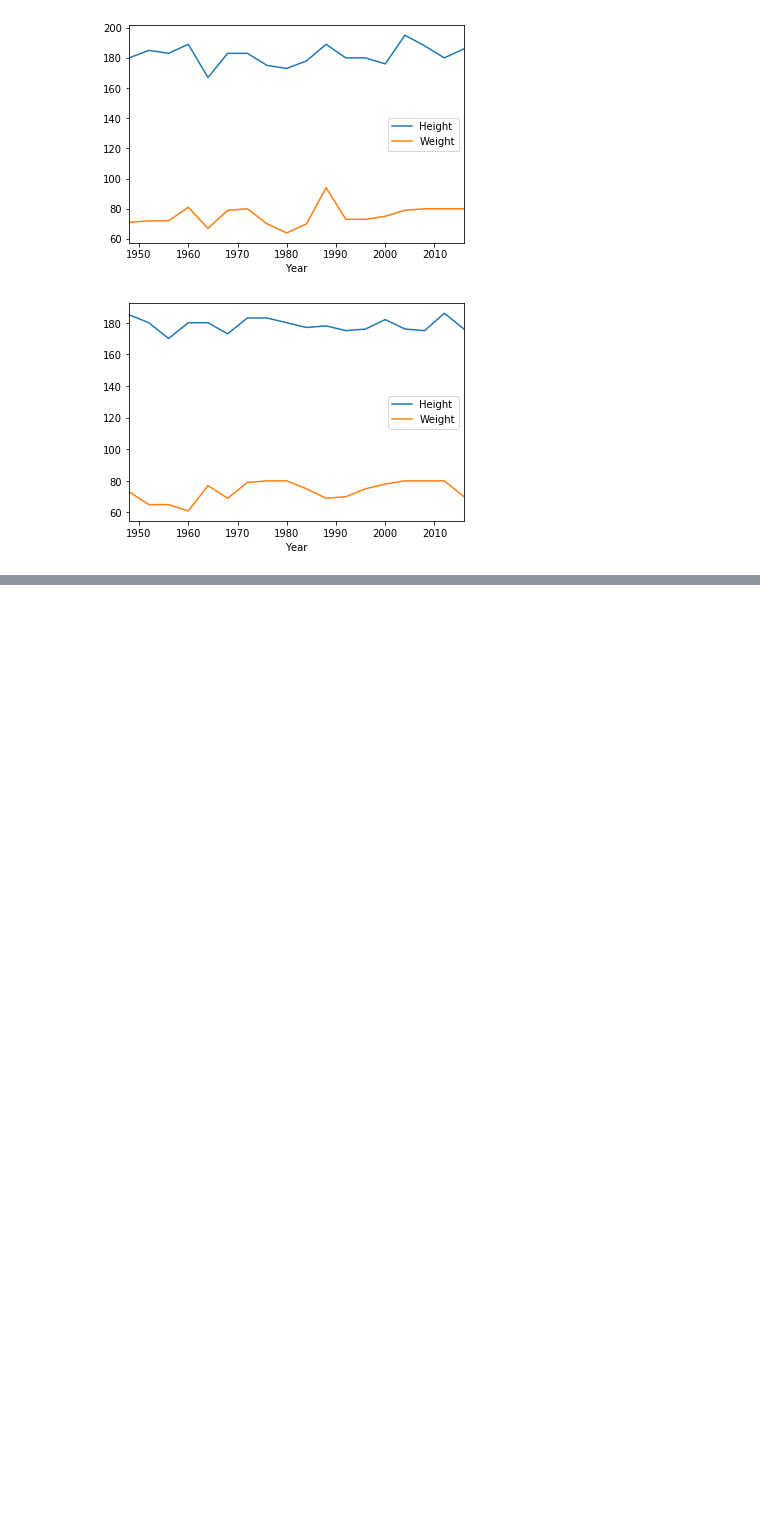
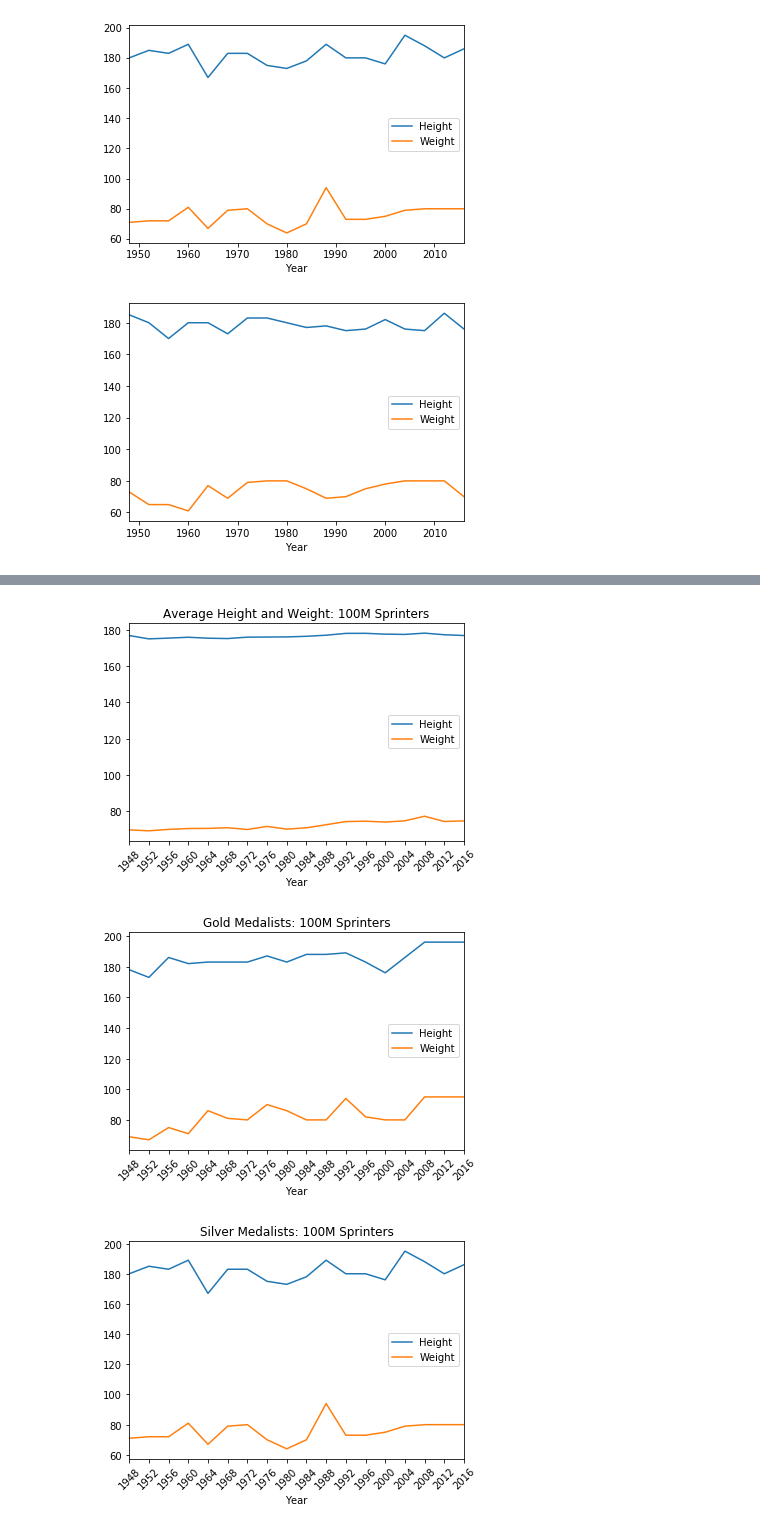
Before and after one commit to tysorensen/project1-group1, a Jupyter notebook: olympic_data.ipynb, the cells around one changed output, grey strips where cells are left out. Saved outputs shown, nothing was run; the diff lists cells and outputs as text; code cells hidden in the pictures; blank space fills up the shorter version.

Commit message:
Final average ht and wt comparisson to medal winners

```diff
--- a/olympic_data.ipynb
+++ b/olympic_data.ipynb
@@ -304,8 +304,8 @@ summer_sprinters_gold_df = pd.DataFrame(summer_sprinters_gold)
 
 summer_sprinter_gold_sort = summer_sprinters_gold_df.sort_values(by=['Year'])
 
-final_sprint_gold_df = summer_sprinter_gold_sort.drop(columns=['Name', 'ID', 'Sex', 'NOC', 'Games', 'Season', 'City', 'Sport', 'Event'])
-final_sprint_gold_df
+final_sprint_gold_df = summer_sprinter_gold_sort.drop(columns=['Age', 'Team', 'Medal', 'Name', 'ID', 'Sex', 'NOC', 'Games', 'Season', 'City', 'Sport', 'Event'])
+final_sprint_gold_df = final_sprint_gold_df.set_index('Year')
 
 # SILVER SPRNTERS
 
@@ -317,8 +317,8 @@ summer_sprinters_silver_df = pd.DataFrame(summer_sprinters_silver)
 
 summer_sprinter_silver_sort = summer_sprinters_silver_df.sort_values(by=['Year'])
 
-final_sprint_silver_df = summer_sprinter_silver_sort.drop(columns=['Name', 'ID', 'Sex', 'NOC', 'Games', 'Season', 'City', 'Sport', 'Event'])
-final_sprint_silver_df
+final_sprint_silver_df = summer_sprinter_silver_sort.drop(columns=['Age', 'Team', 'Medal', 'Name', 'ID', 'Sex', 'NOC', 'Games', 'Season', 'City', 'Sport', 'Event'])
+final_sprint_silver_df = final_sprint_silver_df.set_index('Year')
 
 # BRONZE SPRINTERS
 
@@ -330,9 +330,5 @@ summer_sprinters_bronze_df = pd.DataFrame(summer_sprinters_bronze)
 
 summer_sprinter_bronze_sort = summer_sprinters_bronze_df.sort_values(by=['Year'])
 
-final_sprint_bronze_df = summer_sprinter_bronze_sort.drop(columns=['Name', 'ID', 'Sex', 'NOC', 'Games', 'Season', 'City', 'Sport', 'Event'])
-final_sprint_bronze_df
-
-# AVERAGE HEIGHT AND WEIGHT
-
-# MEDIAN HEIGHT AND WEIGHT
+final_sprint_bronze_df = summer_sprinter_bronze_sort.drop(columns=['Age', 'Team', 'Medal', 'Name', 'ID', 'Sex', 'NOC', 'Games', 'Season', 'City', 'Sport', 'Event'])
+final_sprint_bronze_df = final_sprint_bronze_df.set_index('Year')
@@ -364,3 +342,25 @@ plt.show()
 [figure]
 [figure]
 [figure]
+# %%
+# CALCULATE AVERAGE HEIGHT AND WEIGHT FOR ALL SPRINTERS BY YEAR.
+
+# isolate 100 meter male sprinters
+summer_sprinters = summer_olympics.loc[summer_olympics['Event'] == "Athletics Men's 100 metres"]
+
+#create dataframe so we can sort
+male_sprinters = pd.DataFrame(summer_sprinters)
+
+group_year = male_sprinters.groupby(["Year"])
+group_year
+
+average_height = group_year["Height"].mean()
+average_height
+
+average_weight = group_year["Weight"].mean()
+average_weight
+
+average_ht_wt_sprinters = pd.DataFrame({"Height": average_height,
+                                       "Weight": average_weight})
+
+average_ht_wt_sprinters
@@ -366,0 +386,11 @@ plt.show()
+# %%
+average_ht_wt_sprinters.plot.line(title = "Average Height and Weight: 100M Sprinters", xticks=average_ht_wt_sprinters.index, rot=45)
+final_sprint_gold_df.plot.line(title = "Gold Medalists: 100M Sprinters", xticks=average_ht_wt_sprinters.index, rot=45)
+final_sprint_silver_df.plot(title = "Silver Medalists: 100M Sprinters", xticks=average_ht_wt_sprinters.index, rot=45)
+final_sprint_bronze_df.plot(title = "Bronze Medalists: 100M Sprinters", xticks=average_ht_wt_sprinters.index, rot=45)
+
+plt.show()
+# %% [output]
+[figure, added]
+[figure, added]
+[figure, added]
```
Also changed, not shown: parts of 5 cells of this notebook.
